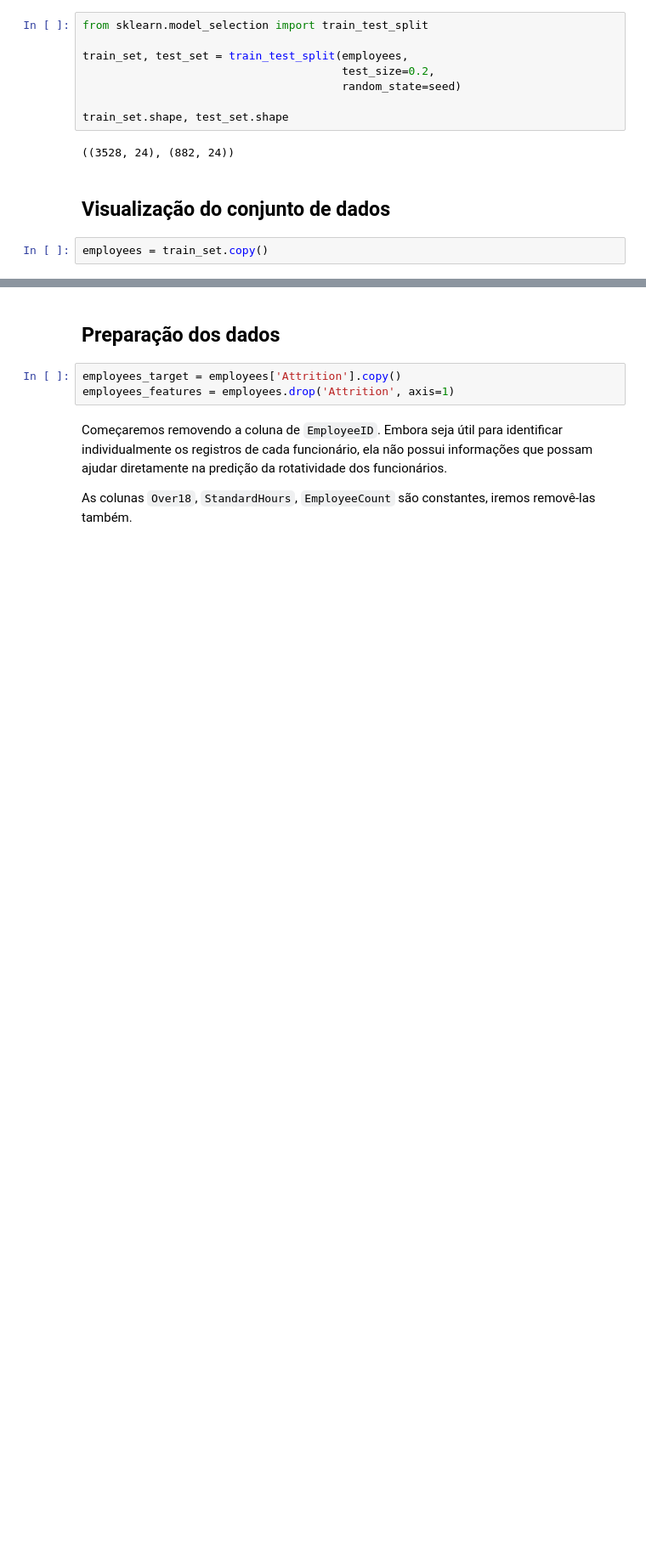
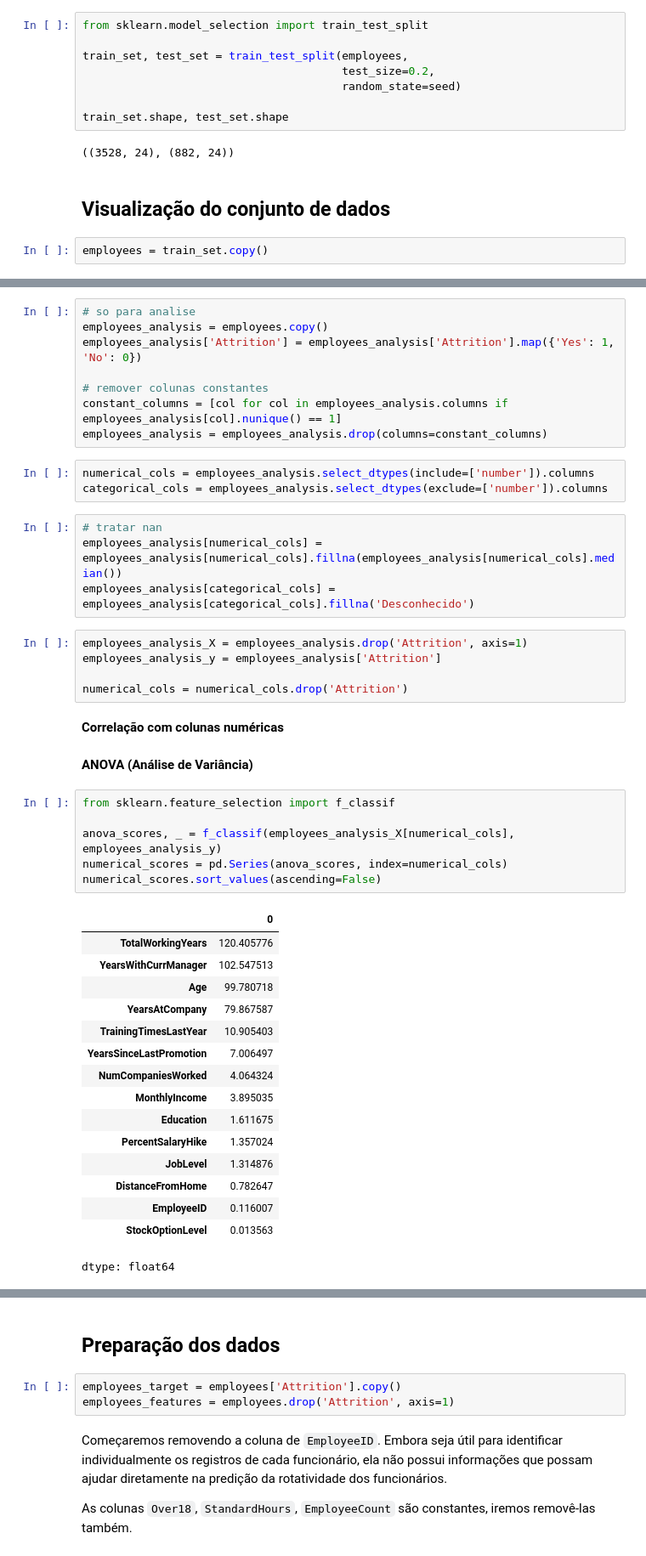
Before and after one commit to amandatz/employee-attrition-analysis, a Jupyter notebook: solution.ipynb, the cells around one changed output, grey strips where cells are left out. Shown at 85% size. Saved outputs shown, nothing was run; the diff lists cells and outputs as text; blank space fills up the shorter version.

```diff
--- a/solution.ipynb
+++ b/solution.ipynb
@@ -198,0 +155,47 @@ Over18               NaN           NaN    NaN
+# %%
+# so para analise
+employees_analysis = employees.copy()
+employees_analysis['Attrition'] = employees_analysis['Attrition'].map({'Yes': 1, 'No': 0})
+
+# remover colunas constantes
+constant_columns = [col for col in employees_analysis.columns if employees_analysis[col].nunique() == 1]
+employees_analysis = employees_analysis.drop(columns=constant_columns)
+# %%
+numerical_cols = employees_analysis.select_dtypes(include=['number']).columns
+categorical_cols = employees_analysis.select_dtypes(exclude=['number']).columns
+# %%
+# tratar nan
+employees_analysis[numerical_cols] = employees_analysis[numerical_cols].fillna(employees_analysis[numerical_cols].median())
+employees_analysis[categorical_cols] = employees_analysis[categorical_cols].fillna('Desconhecido')
+# %%
+employees_analysis_X = employees_analysis.drop('Attrition', axis=1)
+employees_analysis_y = employees_analysis['Attrition']
+
+numerical_cols = numerical_cols.drop('Attrition')
+# %% [markdown]
+**Correlação com colunas numéricas**
+# %% [markdown]
+**ANOVA (Análise de Variância)**
+# %%
+from sklearn.feature_selection import f_classif
+
+anova_scores, _ = f_classif(employees_analysis_X[numerical_cols], employees_analysis_y)
+numerical_scores = pd.Series(anova_scores, index=numerical_cols)
+numerical_scores.sort_values(ascending=False)
+# %% [output]
+|  | 0 |
+| TotalWorkingYears | 120.405776 |
+| YearsWithCurrManager | 102.547513 |
+| Age | 99.780718 |
+| YearsAtCompany | 79.867587 |
+| TrainingTimesLastYear | 10.905403 |
+| YearsSinceLastPromotion | 7.006497 |
+| NumCompaniesWorked | 4.064324 |
+| MonthlyIncome | 3.895035 |
+| Education | 1.611675 |
+| PercentSalaryHike | 1.357024 |
+| JobLevel | 1.314876 |
+| DistanceFromHome | 0.782647 |
+| EmployeeID | 0.116007 |
+| StockOptionLevel | 0.013563 |
+dtype: float64
```
Also changed, not shown: parts of 11 cells of this notebook.
